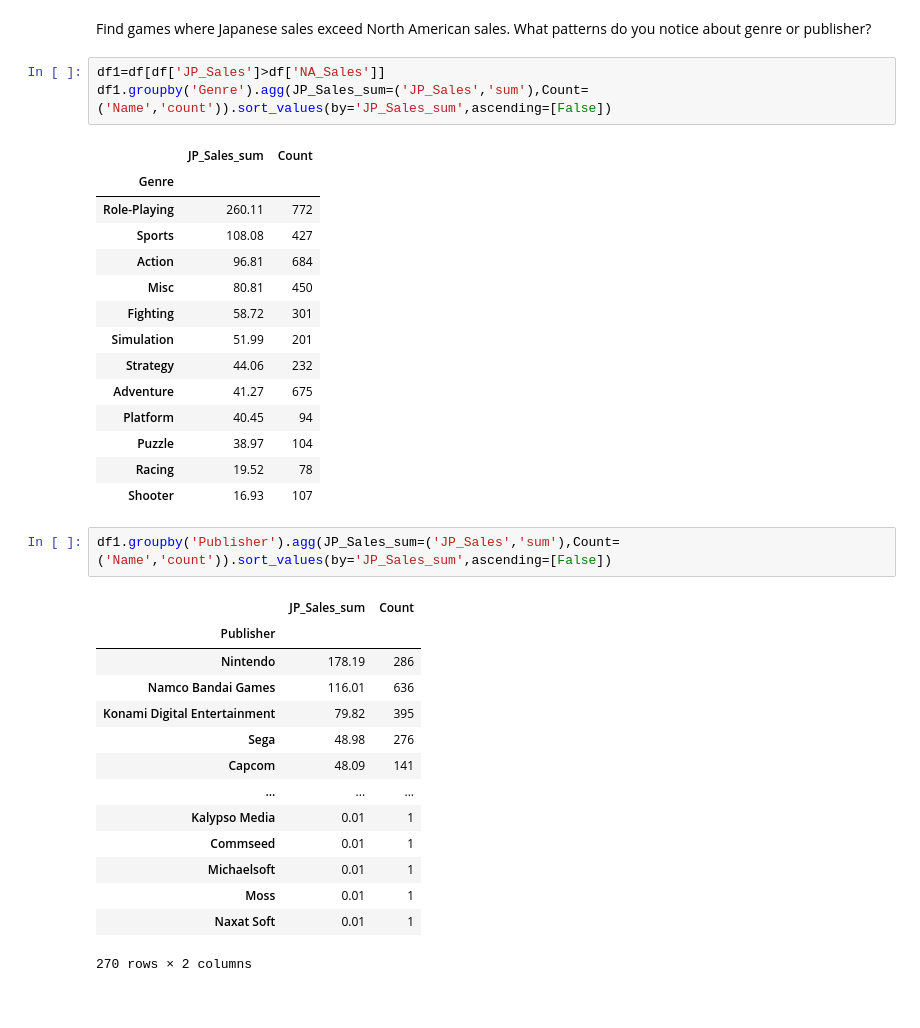
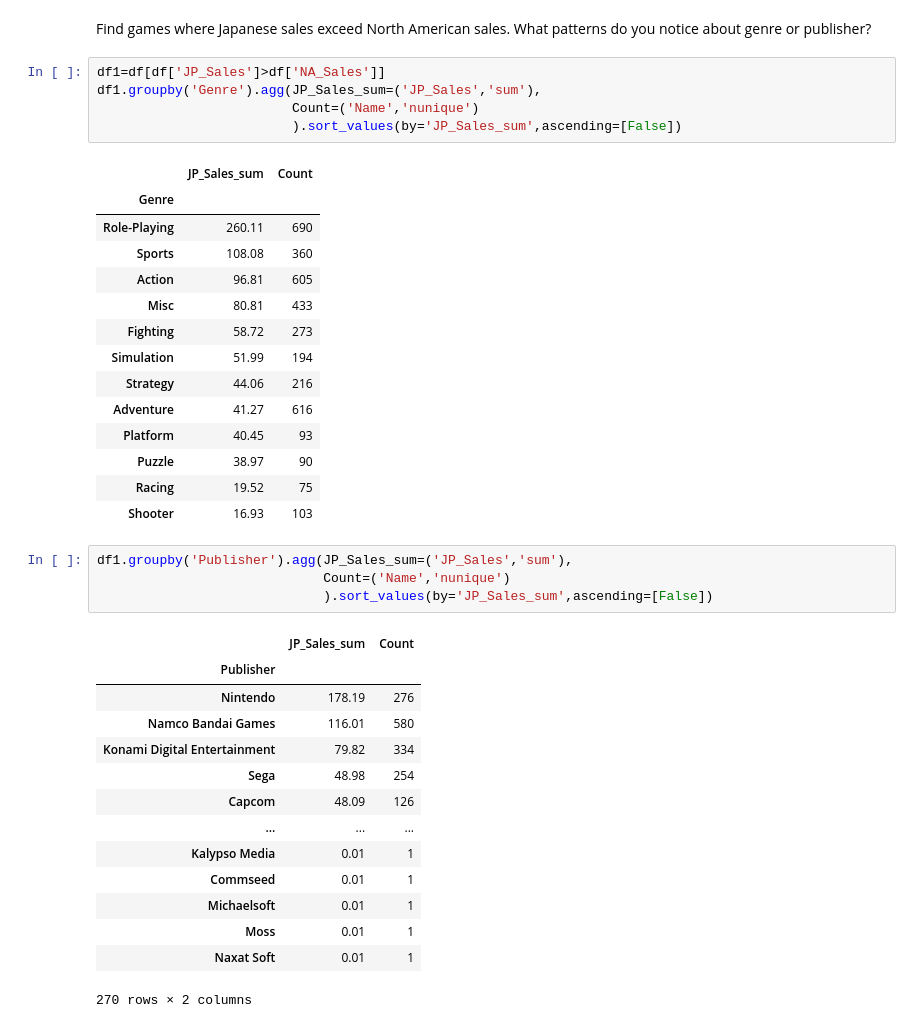
Before and after one commit to chileong/5m-data-Coaching-DS3-25Oct, a Jupyter notebook: assignment.ipynb, the cells around one changed output. Cells and saved outputs as stored; diff of their text form.

```diff
--- a/assignment.ipynb
+++ b/assignment.ipynb
@@ -162,32 +149,36 @@ Find games where Japanese sales exceed North American sales. What patterns do yo
 publisher?
 # %%
 df1=df[df['JP_Sales']>df['NA_Sales']]
-df1.groupby('Genre').agg(JP_Sales_sum=('JP_Sales','sum'),Count=('Name','count')).sort_values(by='JP_Sales_sum',ascending=[False])
+df1.groupby('Genre').agg(JP_Sales_sum=('JP_Sales','sum'),
+                         Count=('Name','nunique')
+                         ).sort_values(by='JP_Sales_sum',ascending=[False])
 # %% [output]
 |  | JP_Sales_sum | Count |
 | Genre |  |  |
-| Role-Playing | 260.11 | 772 |
-| Sports | 108.08 | 427 |
-| Action | 96.81 | 684 |
-| Misc | 80.81 | 450 |
-| Fighting | 58.72 | 301 |
-| Simulation | 51.99 | 201 |
-| Strategy | 44.06 | 232 |
-| Adventure | 41.27 | 675 |
-| Platform | 40.45 | 94 |
-| Puzzle | 38.97 | 104 |
-| Racing | 19.52 | 78 |
-| Shooter | 16.93 | 107 |
+| Role-Playing | 260.11 | 690 |
+| Sports | 108.08 | 360 |
+| Action | 96.81 | 605 |
+| Misc | 80.81 | 433 |
+| Fighting | 58.72 | 273 |
+| Simulation | 51.99 | 194 |
+| Strategy | 44.06 | 216 |
+| Adventure | 41.27 | 616 |
+| Platform | 40.45 | 93 |
+| Puzzle | 38.97 | 90 |
+| Racing | 19.52 | 75 |
+| Shooter | 16.93 | 103 |
 # %%
-df1.groupby('Publisher').agg(JP_Sales_sum=('JP_Sales','sum'),Count=('Name','count')).sort_values(by='JP_Sales_sum',ascending=[False])
+df1.groupby('Publisher').agg(JP_Sales_sum=('JP_Sales','sum'),
+                             Count=('Name','nunique')
+                             ).sort_values(by='JP_Sales_sum',ascending=[False])
 # %% [output]
 |  | JP_Sales_sum | Count |
 | Publisher |  |  |
-| Nintendo | 178.19 | 286 |
-| Namco Bandai Games | 116.01 | 636 |
-| Konami Digital Entertainment | 79.82 | 395 |
-| Sega | 48.98 | 276 |
-| Capcom | 48.09 | 141 |
+| Nintendo | 178.19 | 276 |
+| Namco Bandai Games | 116.01 | 580 |
+| Konami Digital Entertainment | 79.82 | 334 |
+| Sega | 48.98 | 254 |
+| Capcom | 48.09 | 126 |
 | ... | ... | ... |
 | Kalypso Media | 0.01 | 1 |
 | Commseed | 0.01 | 1 |
```
Also changed, not shown: parts of 6 cells of this notebook.
